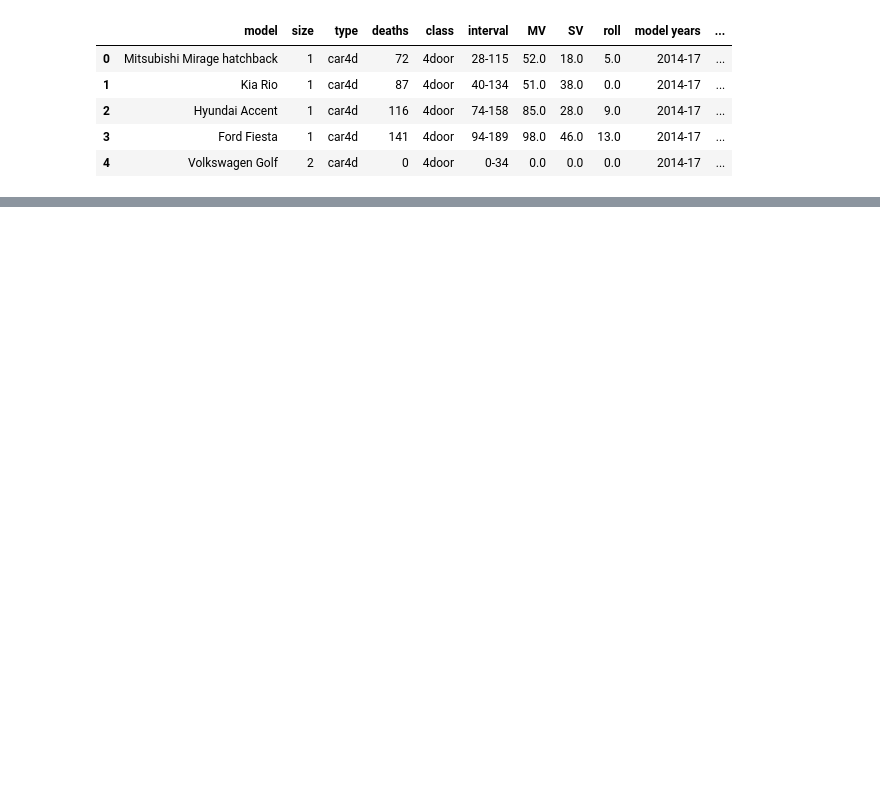
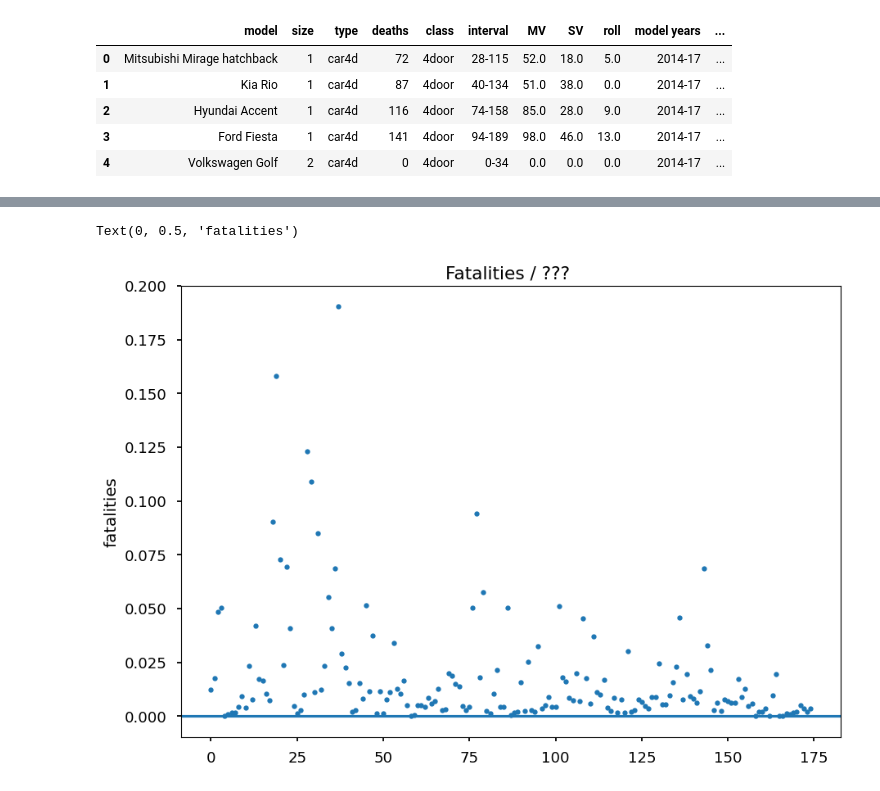
Before and after one commit to ursk/driving_fatalities, a Jupyter notebook: iihs_fatalities.ipynb, the cells around one changed output, grey strips where cells are left out. Drawn from its saved outputs; the diff is of its cells as text; code cells hidden in the pictures; blank space fills up the shorter version.

```diff
--- a/iihs_fatalities.ipynb
+++ b/iihs_fatalities.ipynb
@@ -17,0 +39,8 @@ df.head()
+# %%
+plt.plot(fatalities, '.')
+plt.axhline()
+plt.title("Fatalities / ??? ")
+plt.ylabel("fatalities")
+# %% [output]
+Text(0, 0.5, 'fatalities')
+[figure, added]
```
Also changed, not shown: parts of 9 cells of this notebook.
